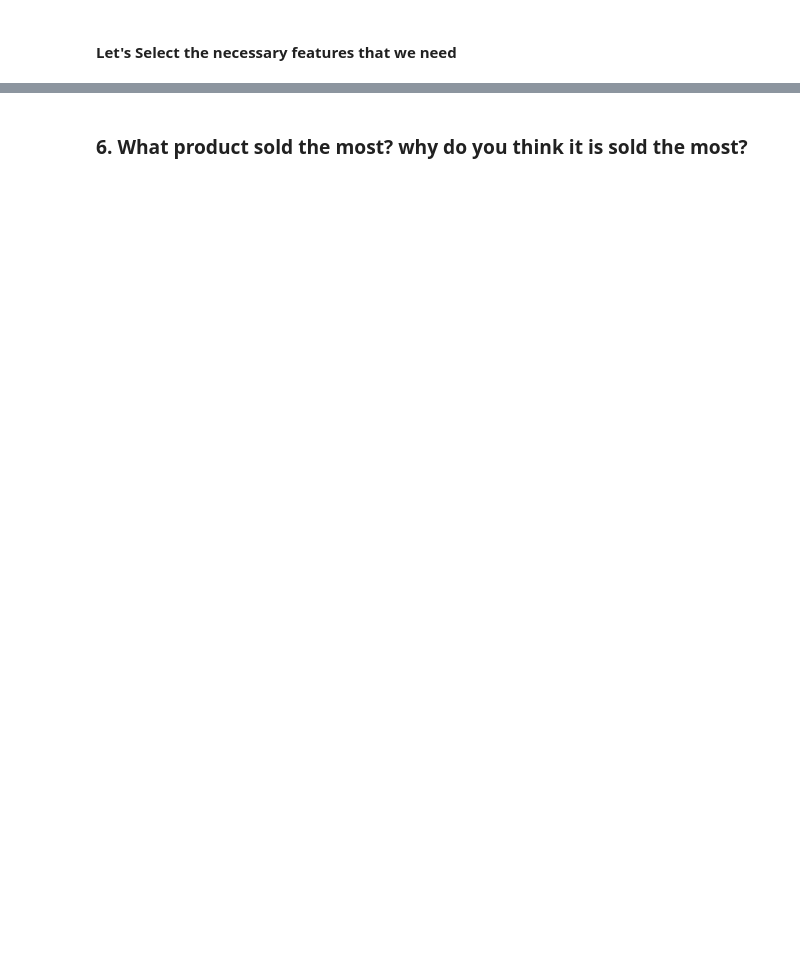
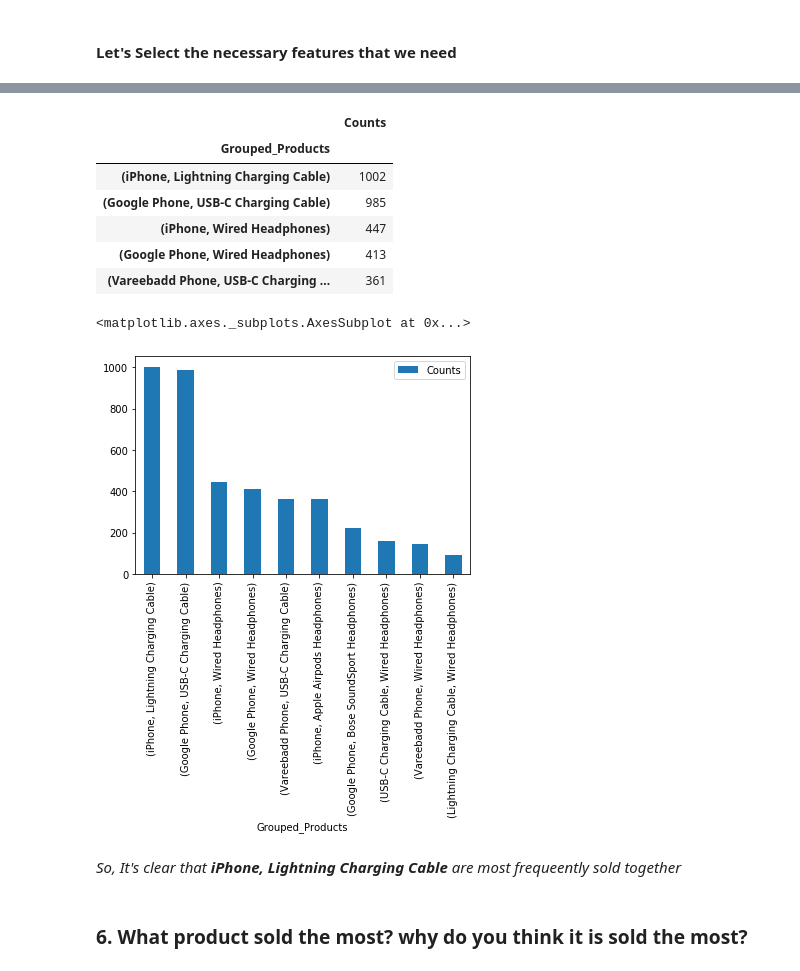
Before and after one commit to rustydigg918/Dell_Inspiron_works, a Jupyter notebook: Keith_Gali_Working_With_Real_World/Real life business problem.ipynb, the cells around one changed output, grey strips where cells are left out. Cells and saved outputs as stored; diff of their text form; code cells hidden in the pictures; blank space fills up the shorter version.

```diff
--- a/Keith_Gali_Working_With_Real_World/Real life business problem.ipynb
+++ b/Keith_Gali_Working_With_Real_World/Real life business problem.ipynb
@@ -922,3 +926,0 @@ def compare(n):
-# %%
-#we could an issue here, same items are there in our combined column
-df_sel['loo'] =df_sel.apply(lambda x: compare(x))
@@ -939,7 +929,7 @@ from itertools import combinations
 from collections import Counter
 
 count = Counter()
-for row in df_sel['Grouped']:
+for row in df_sel['Product']:
     row_list = row.split(',')
     count.update(Counter(combinations(row_list,2)))
 print(count)
@@ -992,3 +972,21 @@ df.head()
+# %%
+selected_10 = pd.DataFrame(count.most_common(10))
+selected_10 = selected_10.rename(columns={0: 'Grouped_Products', 1: 'Counts'})
+selected_10.set_index(keys = 'Grouped_Products',inplace = True )
+selected_10.head()
+selected_10.plot(kind ='bar', use_index=True)
+# %% [output]
+|  | Counts |
+| Grouped_Products |  |
+| (iPhone, Lightning Charging Cable) | 1002 |
+| (Google Phone, USB-C Charging Cable) | 985 |
+| (iPhone, Wired Headphones) | 447 |
+| (Google Phone, Wired Headphones) | 413 |
+| (Vareebadd Phone, USB-C Charging ... | 361 |
+<matplotlib.axes._subplots.AxesSubplot at 0x...>
+[figure, added]
+# %% [markdown]
+*So, It's clear that **iPhone, Lightning Charging Cable** are most frequeently sold together*
 # %% [markdown]
 ### 6. What product sold the most? why do you think it is sold the most?
 # %%
```
Also changed, not shown: parts of 66 cells of this notebook, 5 other files.
